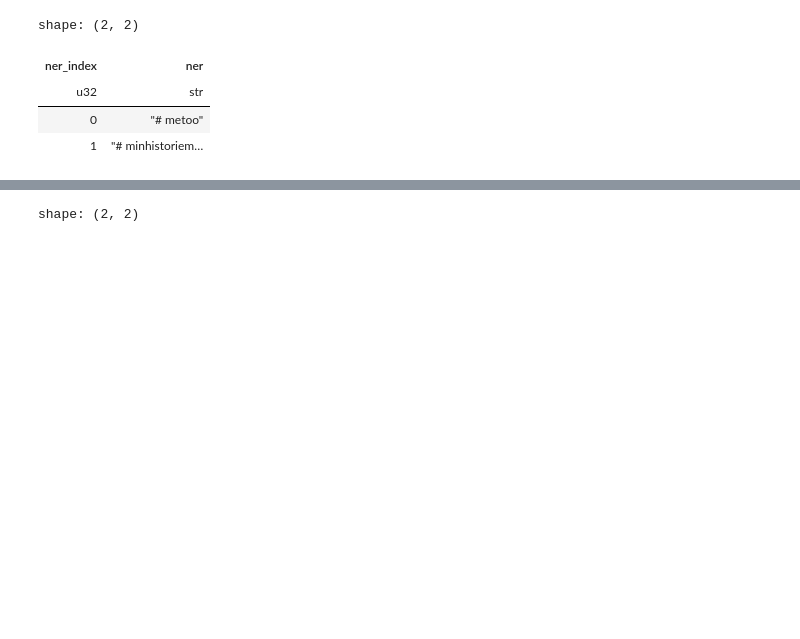
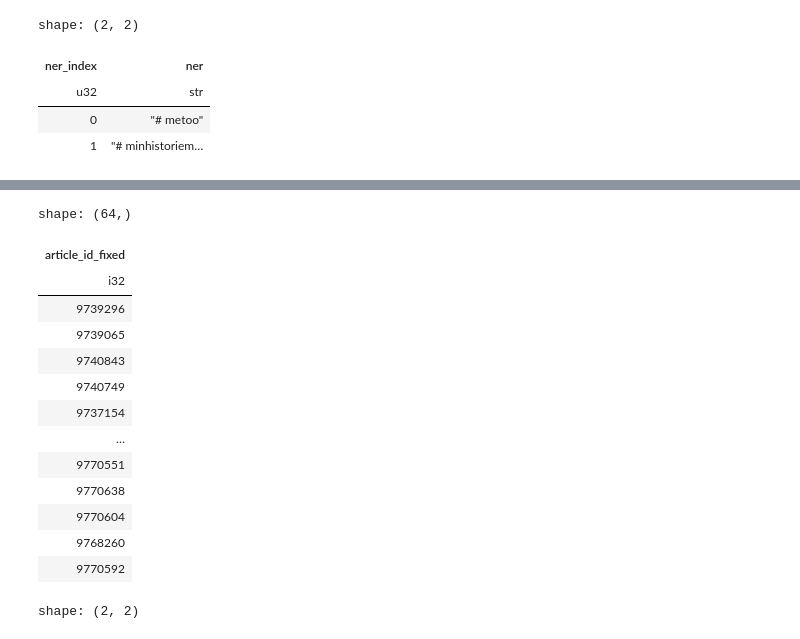
Before and after one commit to recsyspolimi/recsys-challenge-2024-ekstrabladet, a Jupyter notebook: notebooks/urm/urm_ner_visual.ipynb, the cells around one changed output, grey strips where cells are left out. Cells and saved outputs as stored; diff of their text form; code cells hidden in the pictures; blank space fills up the shorter version.

```diff
--- a/notebooks/urm/urm_ner_visual.ipynb
+++ b/notebooks/urm/urm_ner_visual.ipynb
@@ -36,3 +82,20 @@ shape: (2, 2)
+# %%
+history_train.filter(pl.col('user_id') == 2590637)['article_id_fixed'].explode()
+# %% [output]
+shape: (64,)
+| article_id_fixed |
+| i32 |
+| 9739296 |
+| 9739065 |
+| 9740843 |
+| 9740749 |
+| 9737154 |
+| … |
+| 9770551 |
+| 9770638 |
+| 9770604 |
+| 9768260 |
+| 9770592 |
 # %%
 ap_i= ap.with_columns(
     pl.col('ner_clusters').list.eval(pl.element().replace(ner_mapping['ner'], ner_mapping['ner_index']).cast(pl.Int32))
```
Also changed, not shown: parts of 7 cells of this notebook, 1 other file.
